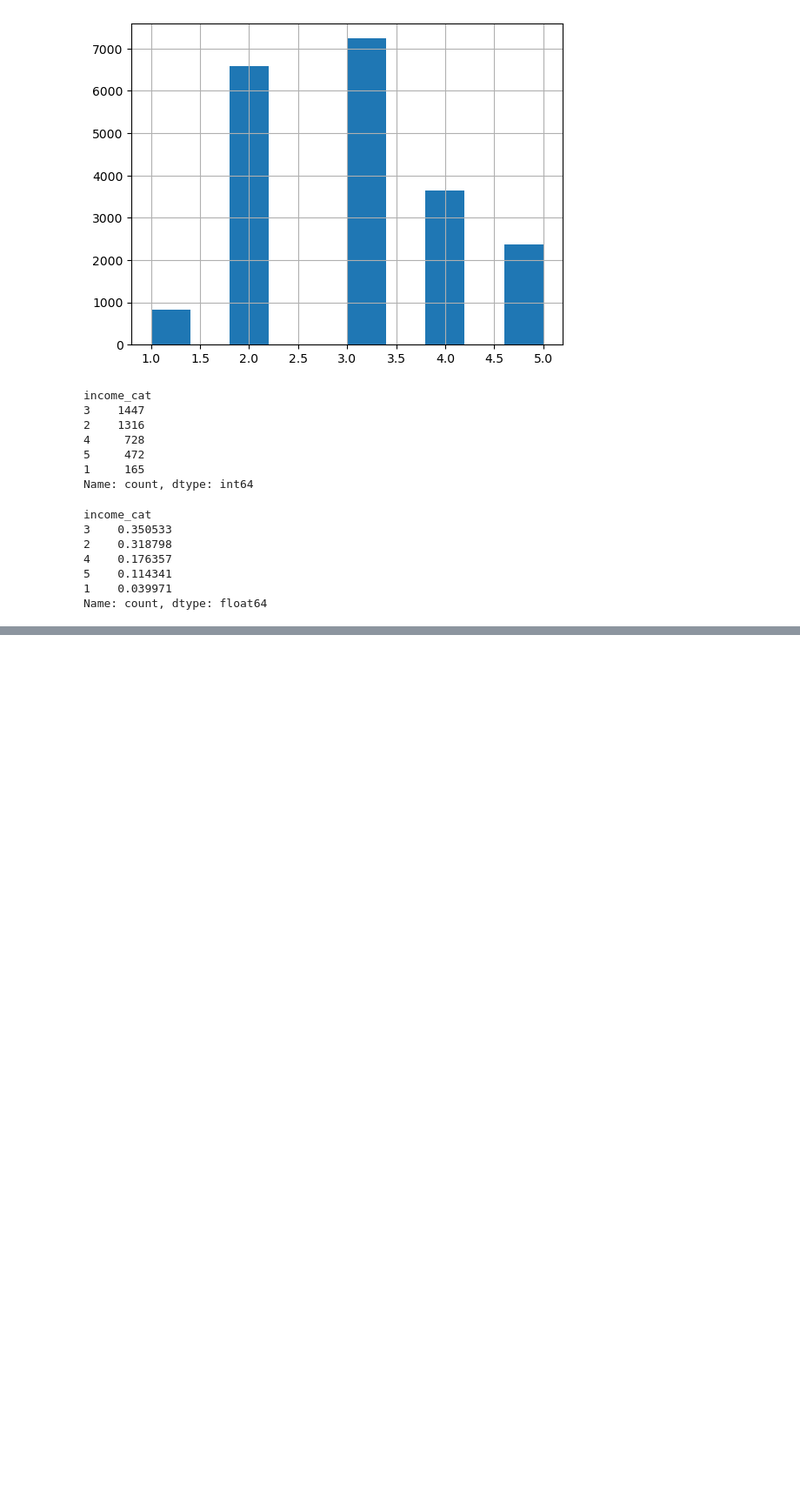
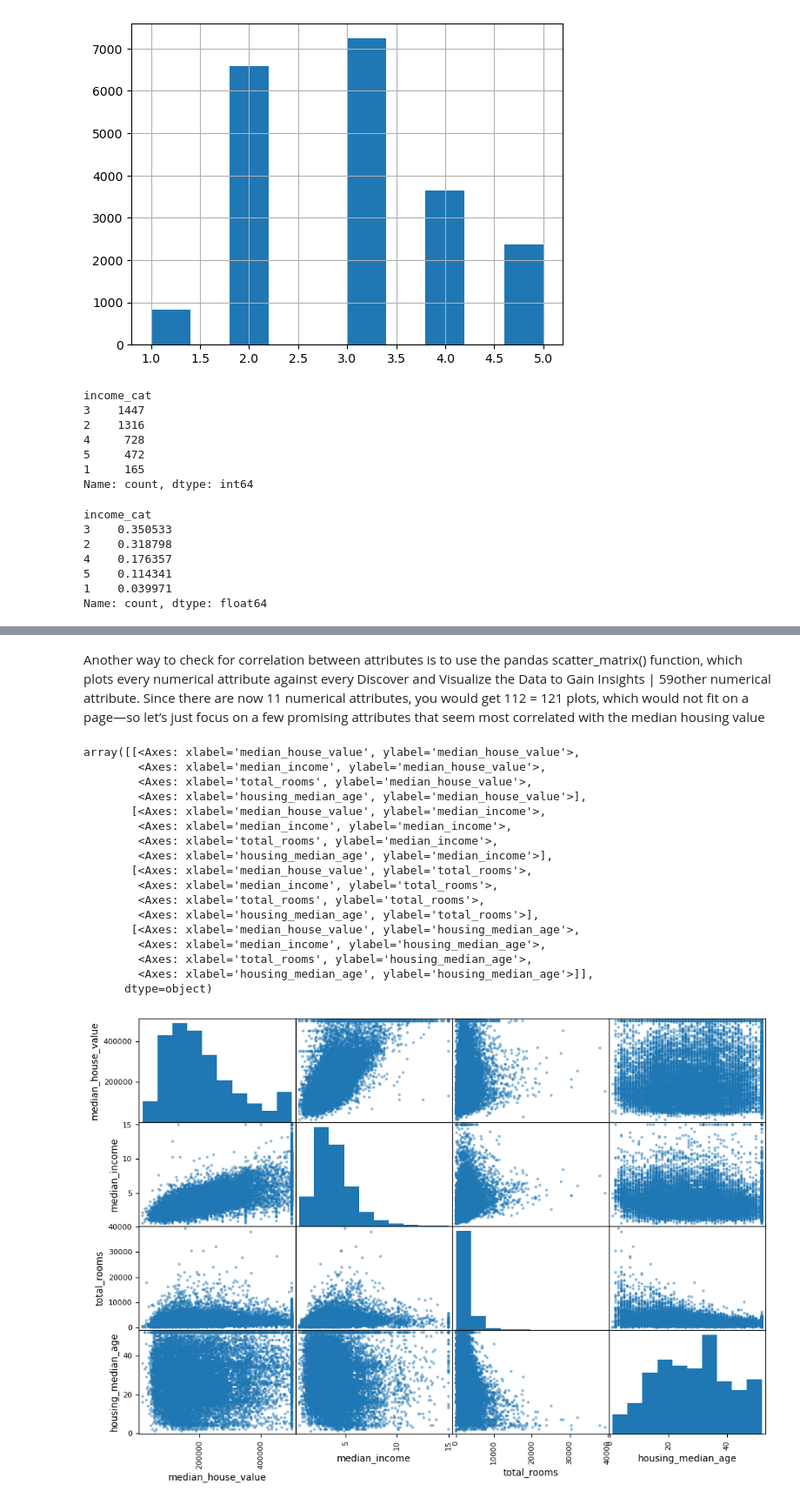
Before and after one commit to ALENUI/ML-Journey, a Jupyter notebook: PROJECTS/CaliforniaHousingPrediction/housing.ipynb, the cells around one changed output, grey strips where cells are left out. Shown at 87% size. Saved outputs shown, nothing was run; the diff lists cells and outputs as text; code cells hidden in the pictures; blank space fills up the shorter version.

```diff
--- a/PROJECTS/CaliforniaHousingPrediction/housing.ipynb
+++ b/PROJECTS/CaliforniaHousingPrediction/housing.ipynb
@@ -129,0 +200,4 @@ KeyError: 'income_cat'
+# %%
+# housing.head()
+housing = housing.drop('ocean_proximity', axis=1)  # Dropping the 'ocean_proximity' column for correlation analysis
+corr_matrix = housing.corr()
@@ -129,0 +217,25 @@ KeyError: 'income_cat'
+# %% [markdown]
+Another way to check for correlation between attributes is to use the pandas scatter_matrix() function, which plots every numerical attribute against every Discover and Visualize the Data to Gain Insights | 59other numerical attribute. Since there are now 11 numerical attributes, you would get 112 = 121 plots, which would not fit on a page—so let’s just focus on a few promising attributes that seem most correlated with the median housing value
+# %%
+from pandas.plotting import scatter_matrix
+attributes = ['median_house_value', 'median_income', "total_rooms", 'housing_median_age']
+scatter_matrix(housing[attributes], figsize=(12,8))
+# %% [output]
+array([[<Axes: xlabel='median_house_value', ylabel='median_house_value'>,
+        <Axes: xlabel='median_income', ylabel='median_house_value'>,
+        <Axes: xlabel='total_rooms', ylabel='median_house_value'>,
+        <Axes: xlabel='housing_median_age', ylabel='median_house_value'>],
+       [<Axes: xlabel='median_house_value', ylabel='median_income'>,
+        <Axes: xlabel='median_income', ylabel='median_income'>,
+        <Axes: xlabel='total_rooms', ylabel='median_income'>,
+        <Axes: xlabel='housing_median_age', ylabel='median_income'>],
+       [<Axes: xlabel='median_house_value', ylabel='total_rooms'>,
+        <Axes: xlabel='median_income', ylabel='total_rooms'>,
+        <Axes: xlabel='total_rooms', ylabel='total_rooms'>,
+        <Axes: xlabel='housing_median_age', ylabel='total_rooms'>],
+       [<Axes: xlabel='median_house_value', ylabel='housing_median_age'>,
+        <Axes: xlabel='median_income', ylabel='housing_median_age'>,
+        <Axes: xlabel='total_rooms', ylabel='housing_median_age'>,
+        <Axes: xlabel='housing_median_age', ylabel='housing_median_age'>]],
+      dtype=object)
+[figure, added]
```
Also changed, not shown: parts of 31 cells of this notebook.
